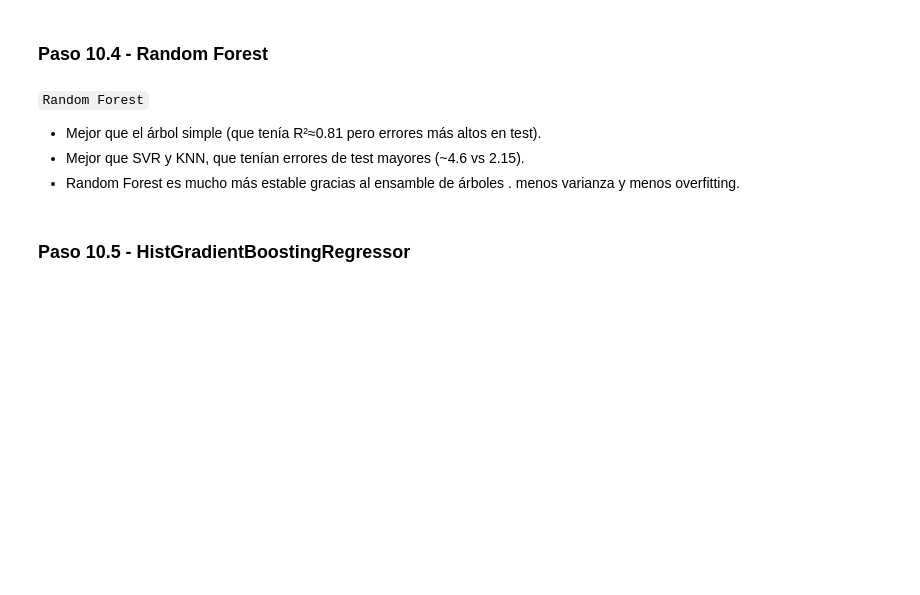
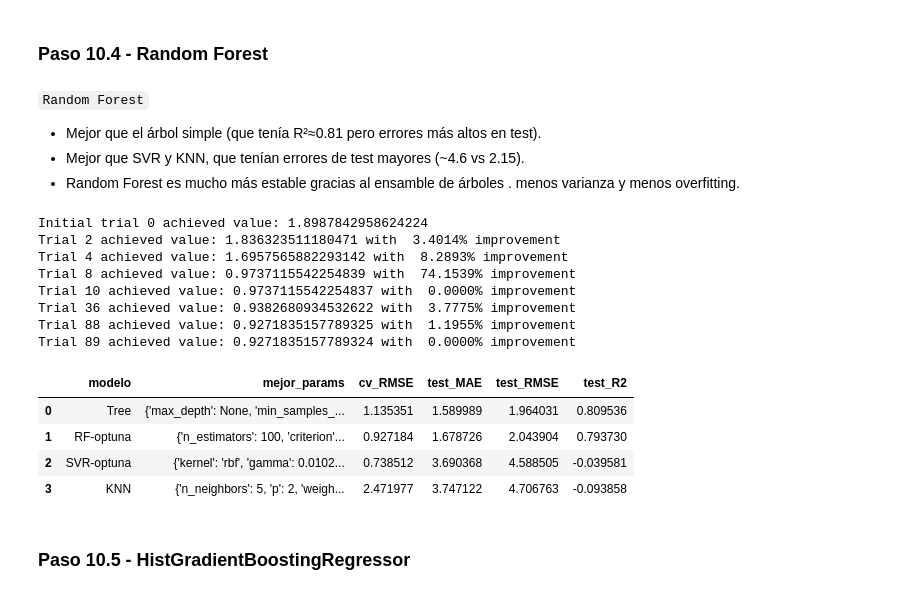
Before and after one commit to gasper-az/aprMaqI_CEIA, a Jupyter notebook: trabajo_practico/ResolucionTrabajoPractico.ipynb, the cells around one changed output. Cells and saved outputs as stored; diff of their text form; code cells hidden in the pictures; blank space fills up the shorter version.

Commit message:
[TP-Final] RF con optuna (falta detallar conclusiones)

```diff
--- a/trabajo_practico/ResolucionTrabajoPractico.ipynb
+++ b/trabajo_practico/ResolucionTrabajoPractico.ipynb
@@ -1424,3 +1429,53 @@ best_rf = eval_and_store("RF", rf, X_train, y_train, X_test, y_test)
+# %%
+from sklearn.ensemble import RandomForestRegressor
+
+# Función objetivo para Random Forest, necesaria para trabajar con optuna.
+def objective_RF(trial):
+    # A pesar que hay varios hiperparámetros numéricos (int/float), utilizamos suggest_categorical.
+    # Esto nos permite especificar que valores puntuales queremos probar.
+    n_estimators = trial.suggest_categorical("n_estimators", [100, 500, 1000, 1500])
+    criterion = trial.suggest_categorical("criterion", ["squared_error", "absolute_error", "friedman_mse", "poisson"])
+    max_depth = trial.suggest_categorical("max_depth", [None,10,20,30])
+    min_samples_split = trial.suggest_categorical("min_samples_split", [2, 5, 10])
+    min_samples_leaf = trial.suggest_categorical("min_samples_leaf", [1, 2, 4])
+    max_features = trial.suggest_categorical("max_features", ["sqrt","log2", None])
+    ccp_alpha = trial.suggest_categorical("ccp_alpha", [0.1, 0.01, 0.001, 0.0])
+
+    rf_model = RandomForestRegressor(random_state=random_state, n_jobs=-1,
+                          n_estimators=n_estimators,
+                          criterion=criterion,
+                          max_depth=max_depth,
+                          min_samples_split=min_samples_split,
+                          min_samples_leaf=min_samples_leaf,
+                          max_features=max_features,
+                          ccp_alpha=ccp_alpha
+                          )
+
+    score = cross_val_score(rf_model, X_train, y_train, cv=cv, scoring="neg_root_mean_squared_error", n_jobs=-1)
+
+    # Como utilizamos `neg_root_mean_squared_error`, multiplicamos por -1
+    # More info: https://datascience.stackexchange.com/a/93534
+    return score.mean() * (-1)
+# %%
+optuna.logging.set_verbosity(optuna.logging.ERROR)
+
+rf_study = optuna.create_study(direction="minimize")
+rf_study.optimize(objective_RF, n_trials=100, callbacks=[champion_callback])
+best_rf, best_rf_params = optuna_eval_and_store("RF-optuna", RandomForestRegressor, rf_study, X_train, y_train, X_test, y_test)
+# %% [output]
+Initial trial 0 achieved value: 1.8987842958624224
+Trial 2 achieved value: 1.836323511180471 with  3.4014% improvement
+Trial 4 achieved value: 1.6957565882293142 with  8.2893% improvement
+Trial 8 achieved value: 0.9737115542254839 with  74.1539% improvement
+Trial 10 achieved value: 0.9737115542254837 with  0.0000% improvement
+Trial 36 achieved value: 0.9382680934532622 with  3.7775% improvement
+Trial 88 achieved value: 0.9271835157789325 with  1.1955% improvement
+Trial 89 achieved value: 0.9271835157789324 with  0.0000% improvement
+|  | modelo | mejor_params | cv_RMSE | test_MAE | test_RMSE | test_R2 |
+| 0 | Tree | {'max_depth': None, 'min_samples_... | 1.135351 | 1.589989 | 1.964031 | 0.809536 |
+| 1 | RF-optuna | {'n_estimators': 100, 'criterion'... | 0.927184 | 1.678726 | 2.043904 | 0.793730 |
+| 2 | SVR-optuna | {'kernel': 'rbf', 'gamma': 0.0102... | 0.738512 | 3.690368 | 4.588505 | -0.039581 |
+| 3 | KNN | {'n_neighbors': 5, 'p': 2, 'weigh... | 2.471977 | 3.747122 | 4.706763 | -0.093858 |
 # %% [markdown]
 ### Paso 10.5 - HistGradientBoostingRegressor
 # %% [markdown]
```
Also changed, not shown: parts of 2 cells of this notebook.
